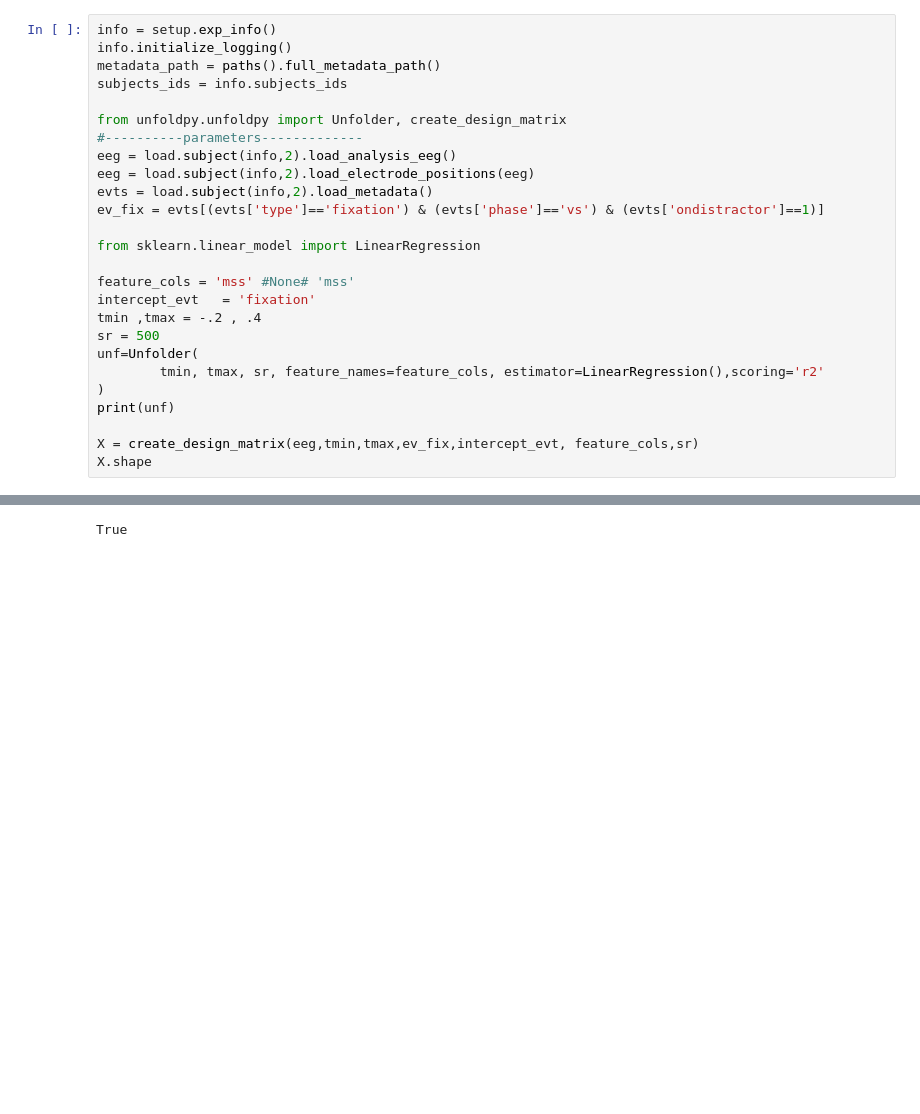
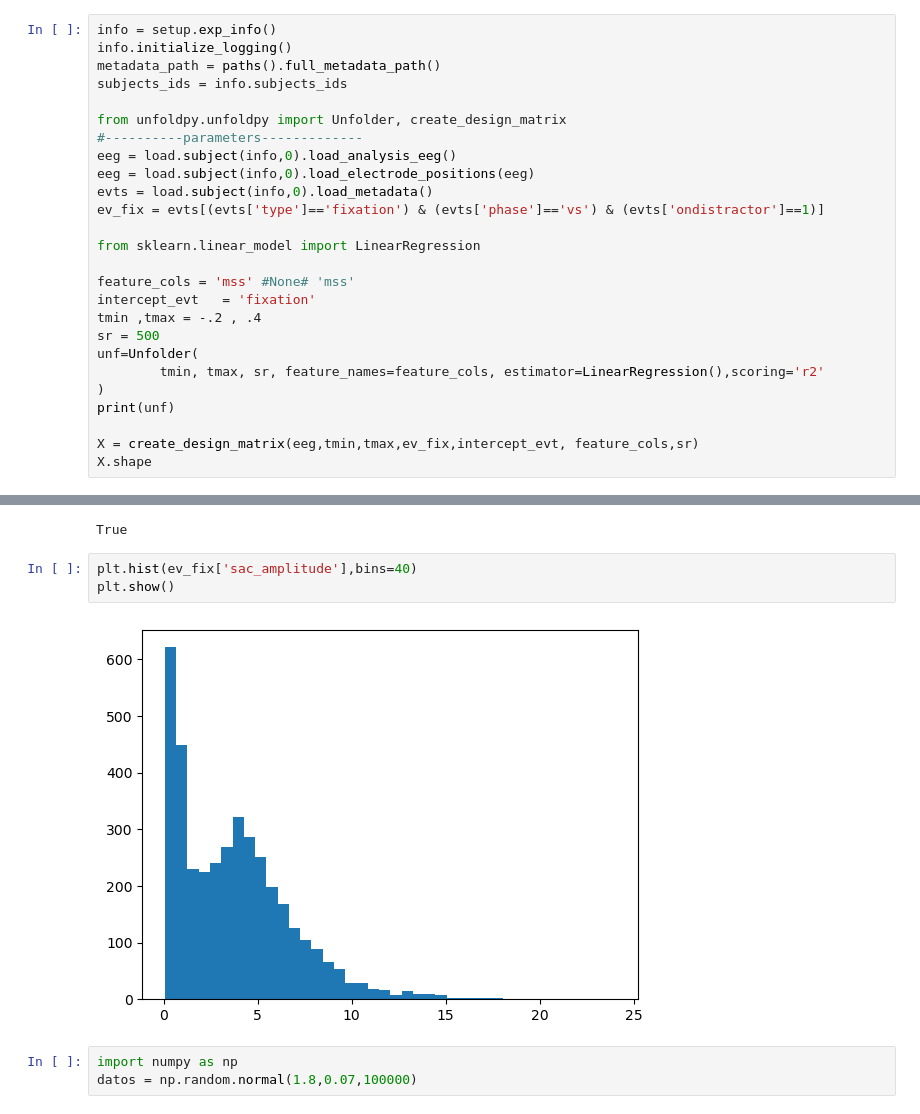
Before and after one commit to incubodac/EEGDECONV, a Jupyter notebook: MNEunfold.ipynb, the cells around one changed output, grey strips where cells are left out. Cells and saved outputs as stored; diff of their text form; blank space fills up the shorter version.

```diff
--- a/MNEunfold.ipynb
+++ b/MNEunfold.ipynb
@@ -223,9 +223,9 @@ subjects_ids = info.subjects_ids
 
 from unfoldpy.unfoldpy import Unfolder, create_design_matrix
 #----------parameters-------------
-eeg = load.subject(info,2).load_analysis_eeg()
-eeg = load.subject(info,2).load_electrode_positions(eeg)
-evts = load.subject(info,2).load_metadata()
+eeg = load.subject(info,0).load_analysis_eeg()
+eeg = load.subject(info,0).load_electrode_positions(eeg)
+evts = load.subject(info,0).load_metadata()
 ev_fix = evts[(evts['type']=='fixation') & (evts['phase']=='vs') & (evts['ondistractor']==1)]
 
 from sklearn.linear_model import LinearRegression
@@ -529,3 +529,11 @@ numpy.float64
 type('mss') is str
 # %% [output]
 True
+# %%
+plt.hist(ev_fix['sac_amplitude'],bins=40)
+plt.show()
+# %% [output]
+[figure, added]
+# %%
+import numpy as np
+datos = np.random.normal(1.8,0.07,100000)
```
Also changed, not shown: parts of 3 cells of this notebook, 5 other files.
